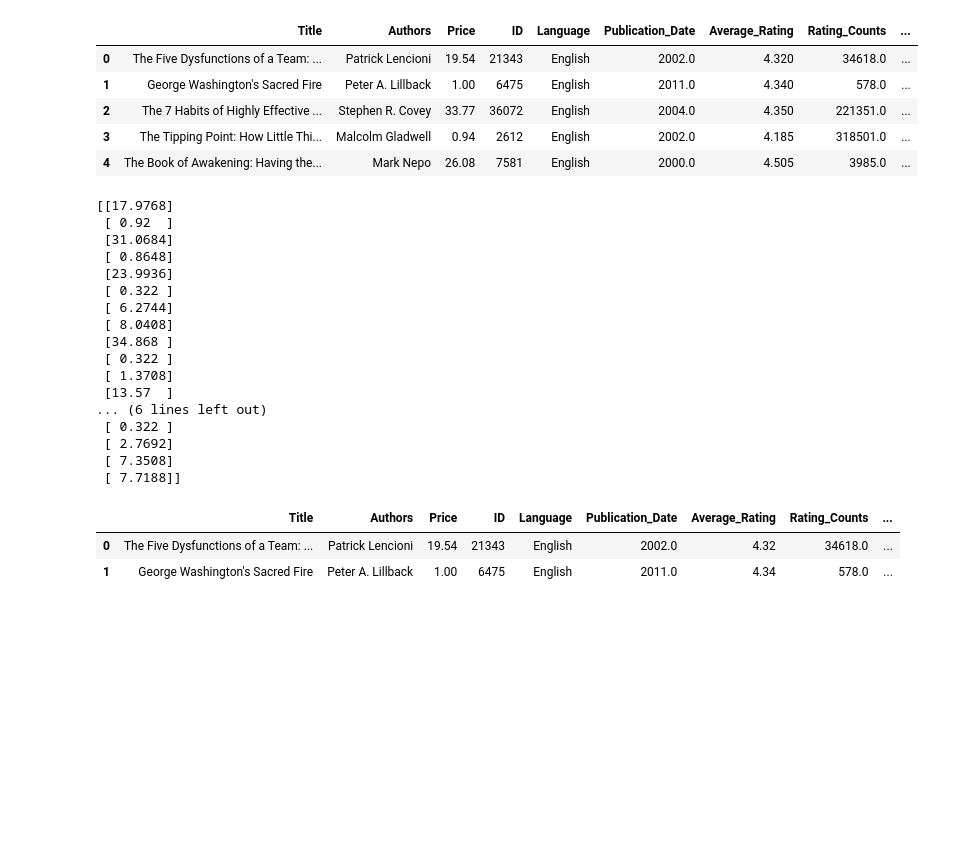
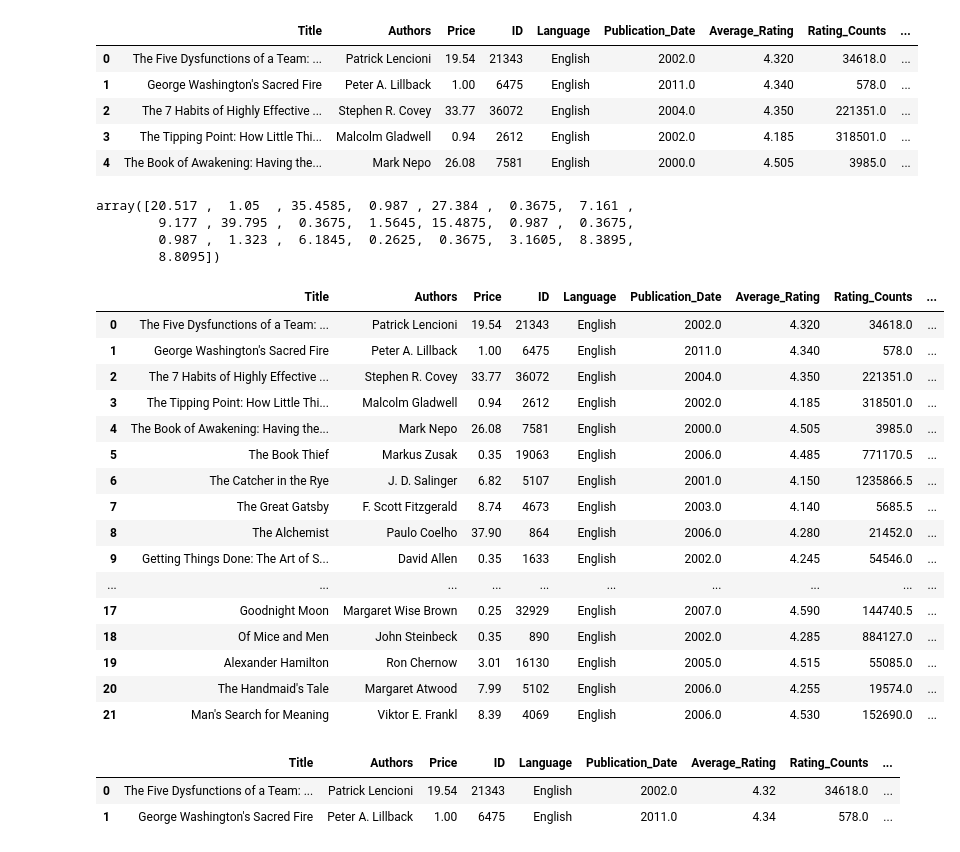
Before and after one commit to p-renata/UCDPA_renata_pagac, a Jupyter notebook: Analysis.ipynb, the cells around one changed output. Saved outputs shown, nothing was run; the diff lists cells and outputs as text; code cells hidden in the pictures; blank space fills up the shorter version.

```diff
--- a/Analysis.ipynb
+++ b/Analysis.ipynb
@@ -401,29 +402,38 @@ books.head(5)
 | 4 | The Book of Awakening: Having the... | Mark Nepo | 26.08 | 7581 | English | 2000.0 | 4.505 | 3985.0 | ... |
 # %%
 # convert column Price to numpy array
-arr = books[["Price"]].to_numpy()
-print(arr * 0.92)
+arr = books["Price"].to_numpy()
+
+#Find the new price if the prices increase by 5 percent
+new_price = arr + ((arr / 100) * 5)
+new_price
 # %% [output]
-[[17.9768]
- [ 0.92  ]
- [31.0684]
- [ 0.8648]
- [23.9936]
- [ 0.322 ]
- [ 6.2744]
- [ 8.0408]
- [34.868 ]
- [ 0.322 ]
- [ 1.3708]
- [13.57  ]
-... (6 lines left out)
- [ 0.322 ]
- [ 2.7692]
- [ 7.3508]
- [ 7.7188]]
+array([20.517 ,  1.05  , 35.4585,  0.987 , 27.384 ,  0.3675,  7.161 ,
+        9.177 , 39.795 ,  0.3675,  1.5645, 15.4875,  0.987 ,  0.3675,
+        0.987 ,  1.323 ,  6.1845,  0.2625,  0.3675,  3.1605,  8.3895,
+        8.8095])
 # %%
 #Add new column to dataframe with the new price
-books['Price_in_Euros'] = arr.tolist()
+books['New_Price'] = new_price.tolist()
+books
+# %% [output]
+|  | Title | Authors | Price | ID | Language | Publication_Date | Average_Rating | Rating_Counts | ... |
+| 0 | The Five Dysfunctions of a Team: ... | Patrick Lencioni | 19.54 | 21343 | English | 2002.0 | 4.320 | 34618.0 | ... |
+| 1 | George Washington's Sacred Fire | Peter A. Lillback | 1.00 | 6475 | English | 2011.0 | 4.340 | 578.0 | ... |
+| 2 | The 7 Habits of Highly Effective ... | Stephen R. Covey | 33.77 | 36072 | English | 2004.0 | 4.350 | 221351.0 | ... |
+| 3 | The Tipping Point: How Little Thi... | Malcolm Gladwell | 0.94 | 2612 | English | 2002.0 | 4.185 | 318501.0 | ... |
+| 4 | The Book of Awakening: Having the... | Mark Nepo | 26.08 | 7581 | English | 2000.0 | 4.505 | 3985.0 | ... |
+| 5 | The Book Thief | Markus Zusak | 0.35 | 19063 | English | 2006.0 | 4.485 | 771170.5 | ... |
+| 6 | The Catcher in the Rye | J. D. Salinger | 6.82 | 5107 | English | 2001.0 | 4.150 | 1235866.5 | ... |
+| 7 | The Great Gatsby | F. Scott Fitzgerald | 8.74 | 4673 | English | 2003.0 | 4.140 | 5685.5 | ... |
+| 8 | The Alchemist | Paulo Coelho | 37.90 | 864 | English | 2006.0 | 4.280 | 21452.0 | ... |
+| 9 | Getting Things Done: The Art of S... | David Allen | 0.35 | 1633 | English | 2002.0 | 4.245 | 54546.0 | ... |
+| ... | ... | ... | ... | ... | ... | ... | ... | ... | ... |
+| 17 | Goodnight Moon | Margaret Wise Brown | 0.25 | 32929 | English | 2007.0 | 4.590 | 144740.5 | ... |
+| 18 | Of Mice and Men | John Steinbeck | 0.35 | 890 | English | 2002.0 | 4.285 | 884127.0 | ... |
+| 19 | Alexander Hamilton | Ron Chernow | 3.01 | 16130 | English | 2005.0 | 4.515 | 55085.0 | ... |
+| 20 | The Handmaid's Tale | Margaret Atwood | 7.99 | 5102 | English | 2006.0 | 4.255 | 19574.0 | ... |
+| 21 | Man's Search for Meaning | Viktor E. Frankl | 8.39 | 4069 | English | 2006.0 | 4.530 | 152690.0 | ... |
 # %%
 books.head(2)
 # %% [output]
```
Also changed, not shown: parts of 19 cells of this notebook.
